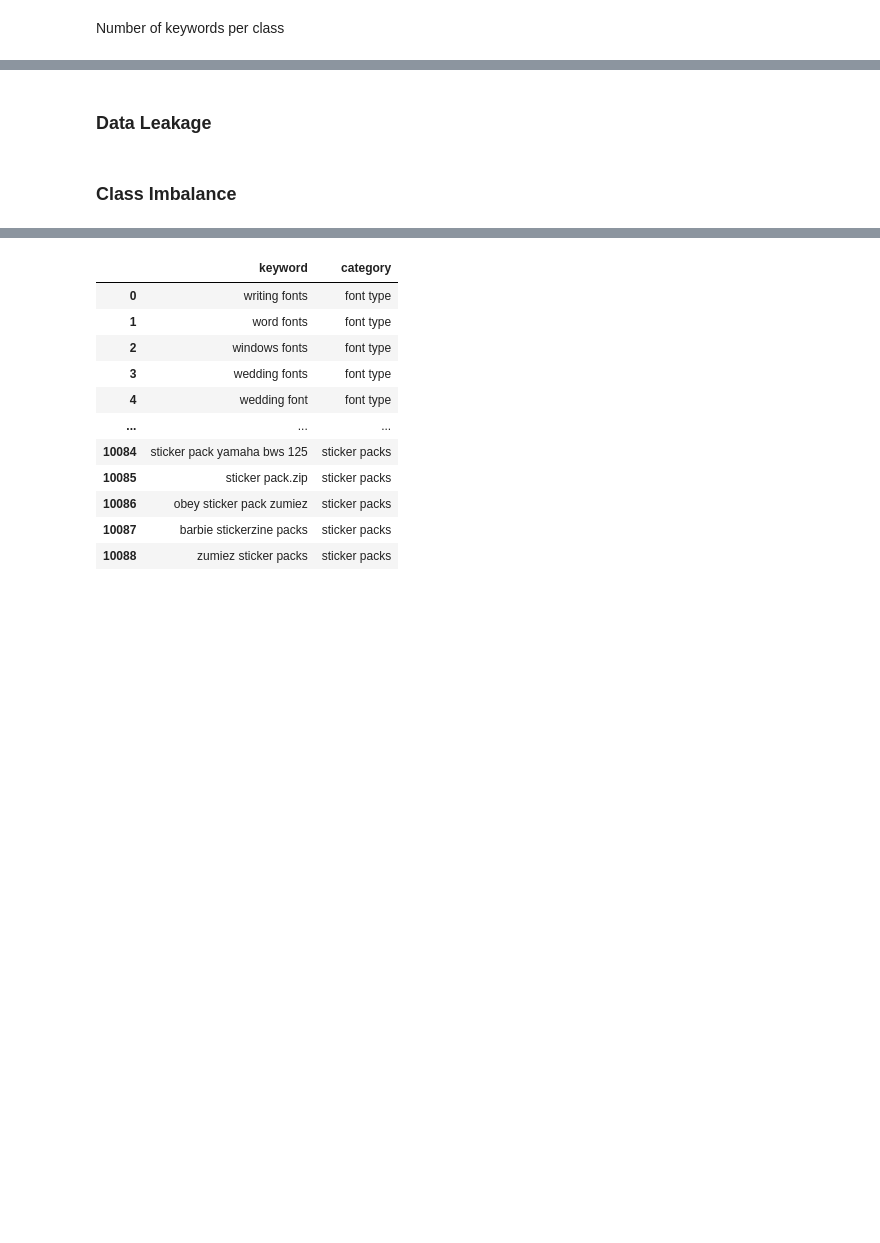
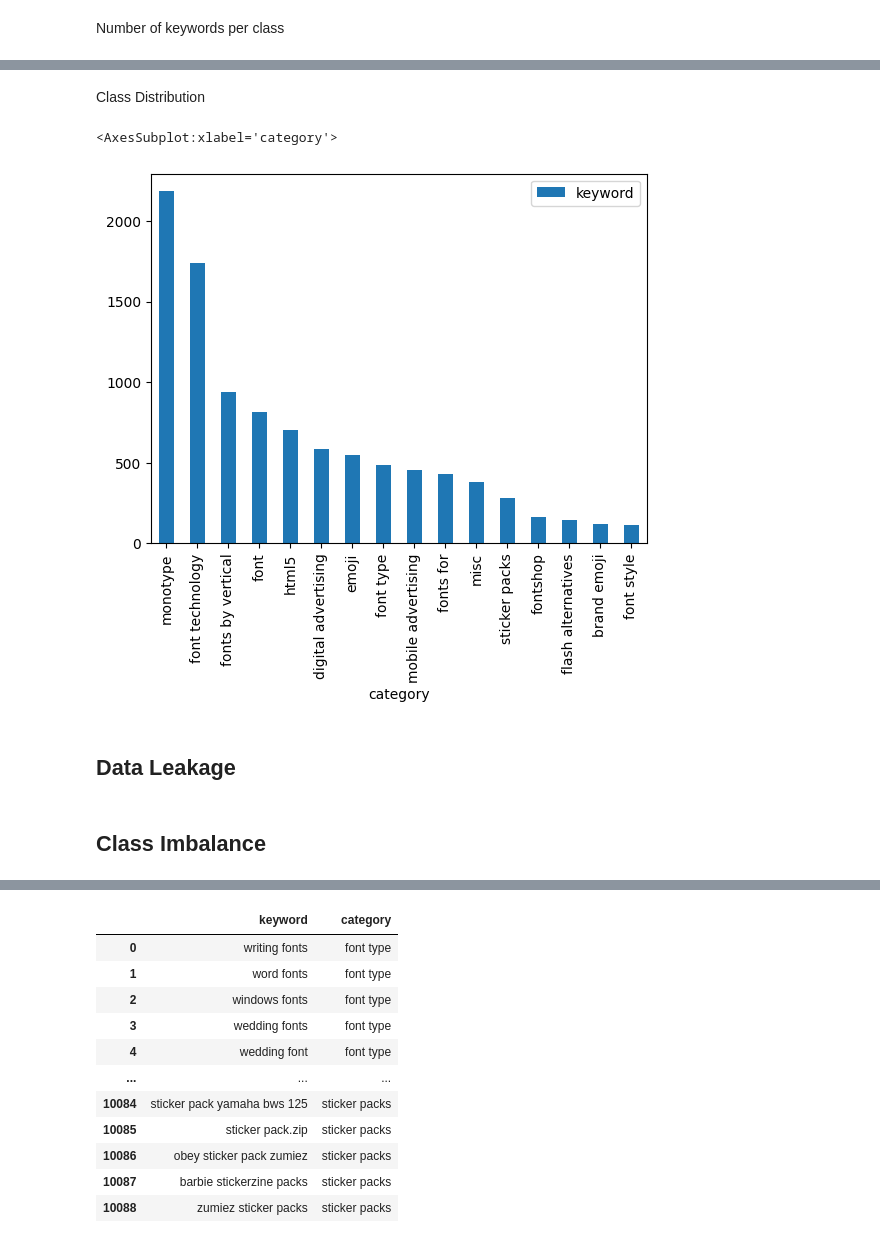
Before and after one commit to sandy-lee/keyword_classifier, a Jupyter notebook: keyword_classifier.ipynb, the cells around one changed output, grey strips where cells are left out. Saved outputs shown, nothing was run; the diff lists cells and outputs as text; code cells hidden in the pictures; blank space fills up the shorter version.

```diff
--- a/keyword_classifier.ipynb
+++ b/keyword_classifier.ipynb
@@ -19,4 +26,4 @@ Total number of samples = 10089 keywords
 # %% [markdown]
 Number of keywords per class
 # %%
-keywords.pivot_table('keyword', index = 'category', aggfunc='count')
+classes = keywords.pivot_table('keyword', index = 'category', aggfunc='count').sort_values(by='keyword', ascending=False)
@@ -63,0 +133,7 @@ Name: category, dtype: int64
+# %% [markdown]
+Class Distribution
+# %%
+classes.plot.bar()
+# %% [output]
+<AxesSubplot:xlabel='category'>
+[figure, added]
@@ -64,9 +142,9 @@ Name: category, dtype: int64
 # %% [markdown]
-### Data Leakage
+## Data Leakage
 # %%
 data_leakage = [row for row in zip(keywords.keyword,keywords.category) if row[0] == row[1]]
 data_leakage_df = pd.DataFrame(columns = ['keyword', 'category'], data=data_leakage)
 # %%
 keywords = keywords[~(keywords.keyword + keywords.category).isin(data_leakage_df.keyword + data_leakage_df.category)]
 # %% [markdown]
-### Class Imbalance
+## Class Imbalance
```
Also changed, not shown: parts of 26 cells of this notebook.
